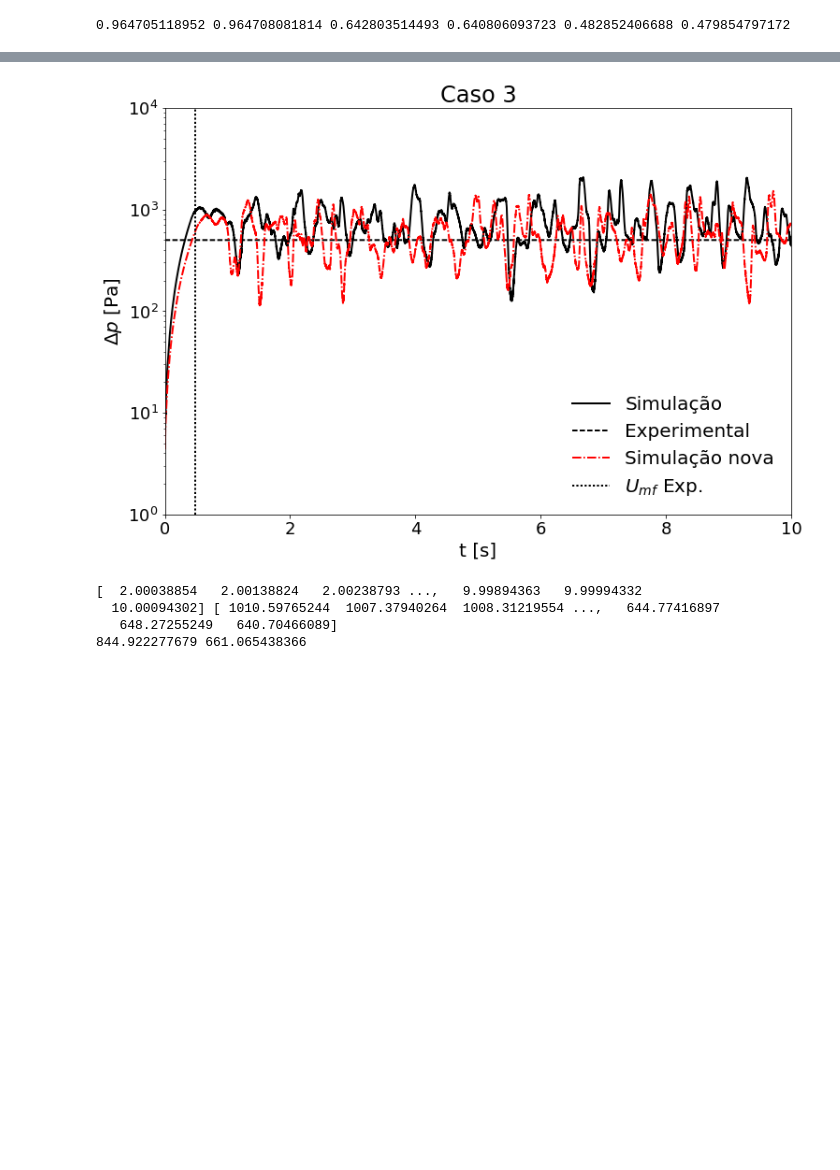
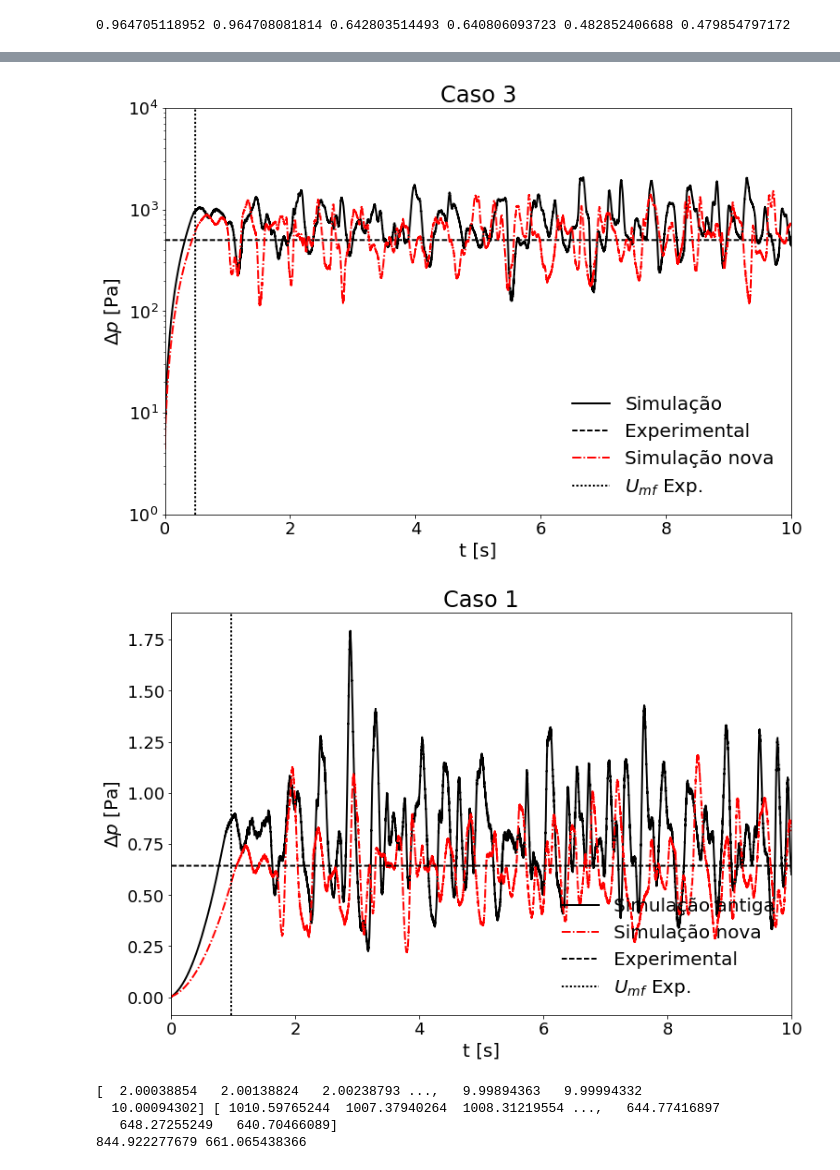
Before and after one commit to lucillalmeida/doutorado-validacoes, a Jupyter notebook: fluidized-bed/Pressure_drop_comparion.ipynb, the cells around one changed output, grey strips where cells are left out. Cells and saved outputs as stored; diff of their text form; code cells hidden in the pictures; blank space fills up the shorter version.

```diff
--- a/fluidized-bed/Pressure_drop_comparion.ipynb
+++ b/fluidized-bed/Pressure_drop_comparion.ipynb
@@ -21,6 +21,12 @@ case2_exp = 645.039874 #Pa
 case3_exp = 500.417202 #Pa
 
 exp_minimum_fluid_velocity = 1.05 #m/s
+
+cross_sectional_area = 0.23*0.076
+
+total_particle_mass = 1.9 #kg
+total_particle_weight = total_particle_mass*9.81
+weight_per_area = total_particle_weight/cross_sectional_area
 # %%
 # Case 1 - No distributor -
 
@@ -159,33 +165,51 @@ plt.xlabel("t [s]", fontsize = 20)
 plt.ylabel("$\\Delta p$ [Pa]", fontsize = 20)
 plt.xticks(fontsize = 18)
 plt.yticks(fontsize = 18)
 plt.legend(fontsize = 20, frameon = False, loc = 4)
 plt.xlim(0, 10)
 plt.ylim(1e0, 1e4)
 plt.savefig('Case2_pressure_drop.png')
 plt.show()
 
 
 #Case 3
 
 plt.semilogy(case3_time_point1, case3_pressure_drop, linestyle = "-", linewidth = 2, color = "black", label = u"Simulação")
 plt.semilogy(case3_time_point1, case3_exp_pressure_drop, color = "black",  linestyle = "--", linewidth = 2, label = u"Experimental")
 plt.semilogy(case3_time_point1_alpha11, case3_alpha_pressure_drop, linestyle = "-.", linewidth = 2, color = "red", label = u"Simulação nova")
 plt.axvline(case3_t_min_fluid_velocity,  color = "black",  linestyle = ":", linewidth = 2, label = u"$U_{mf}$ Exp.")
 plt.title("Caso 3", fontsize = 24)
 plt.xlabel("t [s]", fontsize = 20)
 plt.ylabel("$\\Delta p$ [Pa]", fontsize = 20)
 plt.xticks(fontsize = 18)
 plt.yticks(fontsize = 18)
 plt.legend(fontsize = 20, frameon = False, loc = 4)
 plt.xlim(0, 10)
 plt.ylim(1e0, 1e4)
 plt.savefig('Case3_pressure_drop.png')
 plt.show()
+
+#Case 1
+
+plt.plot(case1_time_point1, case1_pressure_drop/weight_per_area, linestyle = "-", linewidth = 2, color = "black", label = u"Simulação antiga")
+plt.plot(case1_time_point1_alpha11, case1_alpha_pressure_drop/weight_per_area, linestyle = "-.", linewidth = 2, color = "red", label = u"Simulação nova")
+plt.plot(case1_time_point1, case1_exp_pressure_drop/weight_per_area, color = "black",  linestyle = "--", linewidth = 2, label = u"Experimental")
+plt.axvline(case1_t_min_fluid_velocity,  color = "black",  linestyle = ":", linewidth = 2, label = u"$U_{mf}$ Exp.")
+plt.title("Caso 1", fontsize = 24)
+plt.xlabel("t [s]", fontsize = 20)
+plt.ylabel("$\\Delta p$ [Pa]", fontsize = 20)
+plt.xticks(fontsize = 18)
+plt.yticks(fontsize = 18)
+plt.legend(fontsize = 20, frameon = False, loc = 4)
+plt.xlim(0, 10)
+#plt.ylim(1e0, 1e4)
+plt.savefig('Case1_pressure_drop_divided_by_weight.png')
+plt.show()
 # %% [output]
 [figure]
 [figure]
 [figure]
+[figure, added]
 # %%
 #calculating mean pressure drop
 
```
Also changed, not shown: 8 other files.
